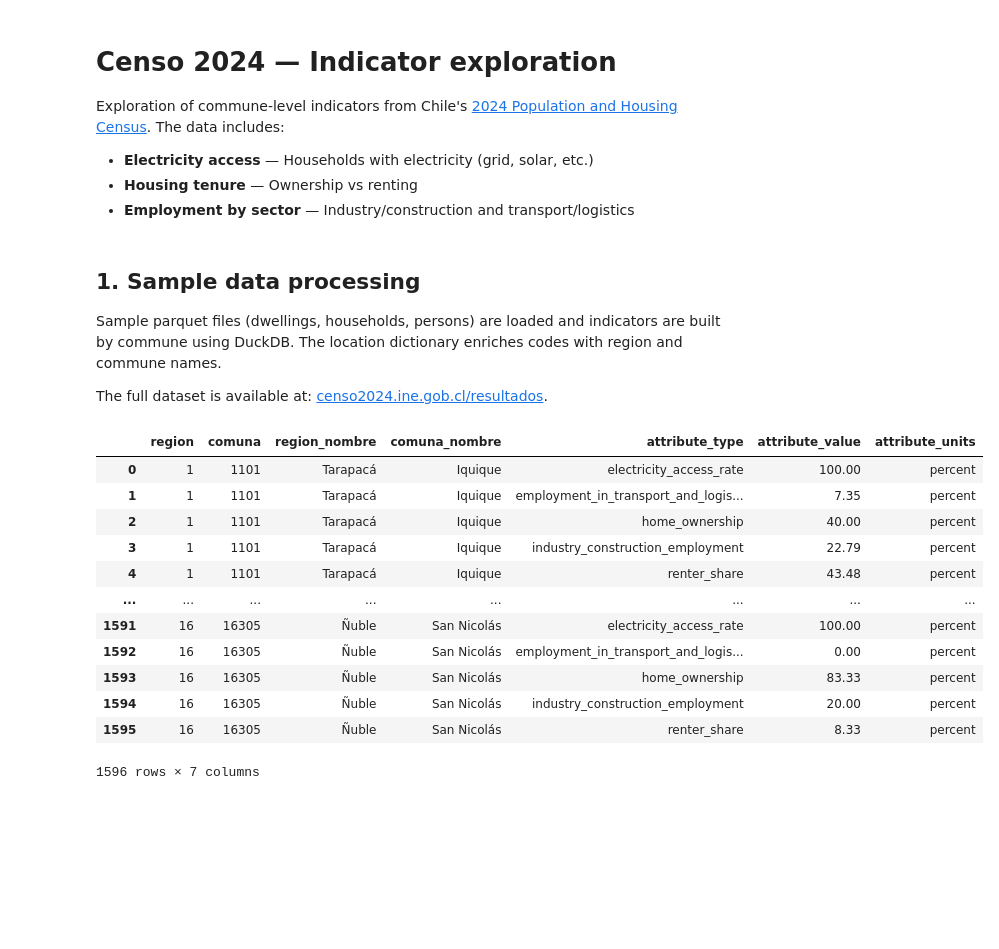
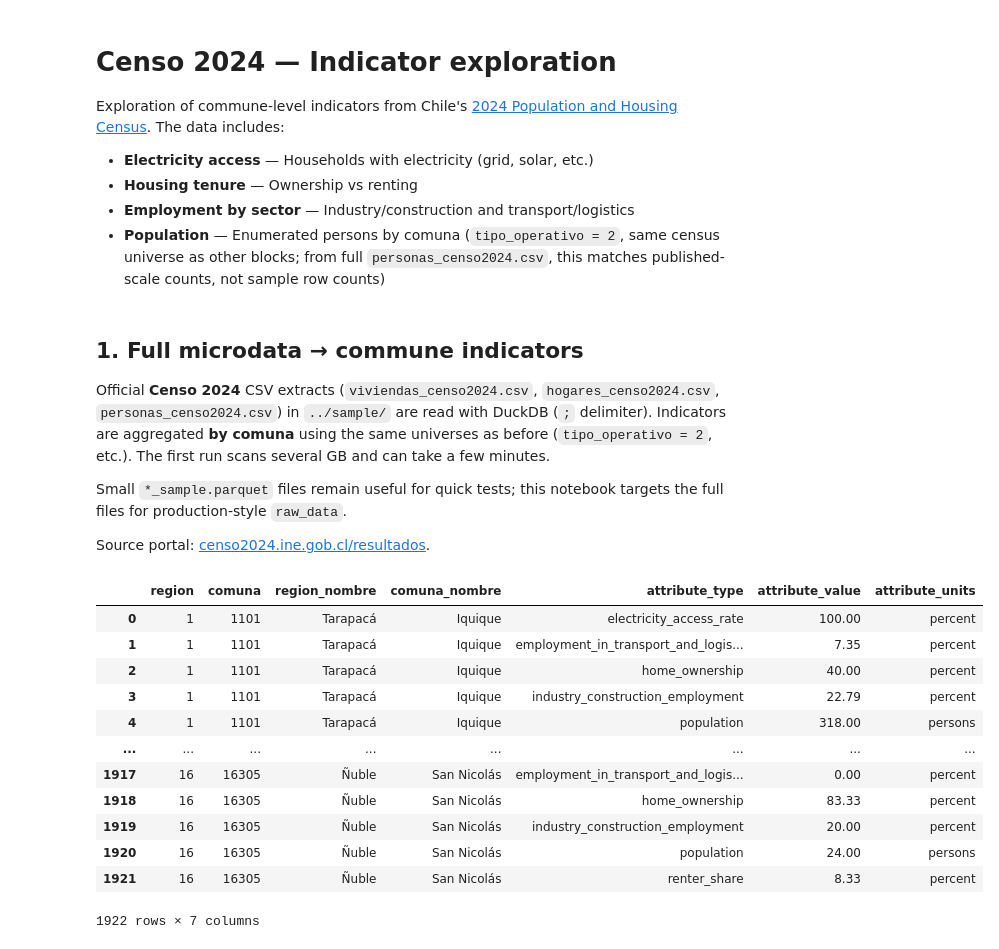
Before and after one commit to Open-Earth-Foundation/CityCatalyst-global-data, a Jupyter notebook: dataset-review/reviews/cl-ine/cl-ine-censo/releases/2024/notebook/exploration.ipynb, the cells around one changed output. Saved outputs shown, nothing was run; the diff lists cells and outputs as text; code cells hidden in the pictures; blank space fills up the shorter version.

```diff
--- a/dataset-review/reviews/cl-ine/cl-ine-censo/releases/2024/notebook/exploration.ipynb
+++ b/dataset-review/reviews/cl-ine/cl-ine-censo/releases/2024/notebook/exploration.ipynb
@@ -6,35 +6,45 @@ Exploration of commune-level indicators from Chile's [2024 Population and Housin
 - **Electricity access** — Households with electricity (grid, solar, etc.)
 - **Housing tenure** — Ownership vs renting
 - **Employment by sector** — Industry/construction and transport/logistics
+- **Population** — Enumerated persons by comuna (`tipo_operativo = 2`, same census universe as other blocks; from full `personas_censo2024.csv`, this matches published-scale counts, not sample row counts)
 # %%
 import duckdb
 import pandas as pd
 import matplotlib.pyplot as plt
 import numpy as np
 # %% [markdown]
-## 1. Sample data processing
+## 1. Full microdata → commune indicators
 
-Sample parquet files (dwellings, households, persons) are loaded and indicators are built by commune using DuckDB. The location dictionary enriches codes with region and commune names.
+Official **Censo 2024** CSV extracts (`viviendas_censo2024.csv`, `hogares_censo2024.csv`, `personas_censo2024.csv`) in `../sample/` are read with DuckDB (`;` delimiter). Indicators are aggregated **by comuna** using the same universes as before (`tipo_operativo = 2`, etc.). The first run scans several GB and can take a few minutes.
 
-The full dataset is available at: [censo2024.ine.gob.cl/resultados](https://censo2024.ine.gob.cl/resultados/).
+Small `*_sample.parquet` files remain useful for quick tests; this notebook targets the full files for production-style `raw_data`.
+
+Source portal: [censo2024.ine.gob.cl/resultados](https://censo2024.ine.gob.cl/resultados/).
 # %%
 SAMPLE_DIR = "../sample"
+# Full INE Censo 2024 microdata (semicolon-separated); large files — first run may take several minutes.
+VIV_CSV = f"{SAMPLE_DIR}/viviendas_censo2024.csv"
+HOG_CSV = f"{SAMPLE_DIR}/hogares_censo2024.csv"
+PER_CSV = f"{SAMPLE_DIR}/personas_censo2024.csv"
 
 # Read location dictionary with explicit column names (avoids CSV header/encoding issues)
 loc_df = pd.read_csv(
     f"{SAMPLE_DIR}/dictionary_location.csv",
     usecols=[0, 1, 2],
     names=["codigo", "division", "nombre"],
-    encoding="utf-8"
+    encoding="utf-8",
 )
 loc_df["nombre"] = loc_df["nombre"].str.strip()
 
 con = duckdb.connect()
+con.execute("SET threads TO 4")
 
 # Register the preprocessed dataframe so DuckDB can use it
 con.register("loc_df", loc_df)
 
-df = con.execute("""
+_csv = "read_csv_auto(?, delim=';', header=true, ignore_errors=false)"
+df = con.execute(
+    f"""
 WITH region_names AS (
   SELECT codigo AS region, nombre AS region_nombre FROM loc_df WHERE division = 'Región'
 ),
@@ -44,7 +54,7 @@ comuna_names AS (
 vivi AS (
   SELECT region, comuna,
     COUNT(*) FILTER (WHERE p9_fuente_elect IN (1,2,3,4,5)) * 100.0 / NULLIF(COUNT(*) FILTER (WHERE p9_fuente_elect IN (1,2,3,4,5,6)), 0) AS electricity_access_rate_pct
-  FROM read_parquet(?)
+  FROM {_csv}
   WHERE tipo_operativo = 2 AND p3b_estado_ocupacion IN (1,2) AND p9_fuente_elect BETWEEN 1 AND 6
   GROUP BY region, comuna
 ),
@@ -52,7 +62,7 @@ hog AS (
   SELECT region, comuna,
     COUNT(*) FILTER (WHERE p12_tenencia_viv IN (1,2)) * 100.0 / NULLIF(COUNT(*), 0) AS home_ownership_pct,
     COUNT(*) FILTER (WHERE p12_tenencia_viv IN (3,4)) * 100.0 / NULLIF(COUNT(*), 0) AS renter_share_pct
-  FROM read_parquet(?)
+  FROM {_csv}
   WHERE tipo_operativo = 2 AND p12_tenencia_viv IN (1,2,3,4,5,6,7,8,9)
   GROUP BY region, comuna
 ),
@@ -60,59 +70,71 @@ emp AS (
   SELECT region, comuna,
     COUNT(*) FILTER (WHERE cod_caenes IN ('B','C','F')) * 100.0 / NULLIF(COUNT(*), 0) AS industry_construction_pct,
     COUNT(*) FILTER (WHERE cod_caenes = 'H') * 100.0 / NULLIF(COUNT(*), 0) AS transport_logistics_pct
-  FROM read_parquet(?)
+  FROM {_csv}
   WHERE tipo_operativo = 2 AND sit_fuerza_trabajo = 1
     AND cod_caenes IN ('A','B','C','D','E','F','G','H','I','J','K','L','M','N','O','P','Q','R','S','T','U')
   GROUP BY region, comuna
 ),
+pop AS (
+  SELECT region, comuna, COUNT(*) AS population
+  FROM {_csv}
+  WHERE tipo_operativo = 2
+  GROUP BY region, comuna
+),
 joined AS (
   SELECT
-    COALESCE(v.region, h.region, e.region) AS region,
-    COALESCE(v.comuna, h.comuna, e.comuna) AS comuna,
+    COALESCE(v.region, h.region, e.region, p.region) AS region,
+    COALESCE(v.comuna, h.comuna, e.comuna, p.comuna) AS comuna,
     ROUND(v.electricity_access_rate_pct, 2) AS electricity_access_rate_pct,
     ROUND(h.home_ownership_pct, 2) AS home_ownership_pct,
     ROUND(h.renter_share_pct, 2) AS renter_share_pct,
     ROUND(e.industry_construction_pct, 2) AS industry_construction_pct,
-    ROUND(e.transport_logistics_pct, 2) AS transport_logistics_pct
+    ROUND(e.transport_logistics_pct, 2) AS transport_logistics_pct,
+    p.population AS population
   FROM vivi v
   FULL OUTER JOIN hog h ON v.region = h.region AND v.comuna = h.comuna
   FULL OUTER JOIN emp e ON COALESCE(v.region, h.region) = e.region AND COALESCE(v.comuna, h.comuna) = e.comuna
+  FULL OUTER JOIN pop p ON COALESCE(v.region, h.region, e.region) = p.region AND COALESCE(v.comuna, h.comuna, e.comuna) = p.comuna
 ),
 with_names AS (
   SELECT j.*, rn.region_nombre, cn.comuna_nombre
   FROM joined j
   LEFT JOIN region_names rn ON j.region = rn.region
   LEFT JOIN comuna_names cn ON j.comuna = cn.comuna
 )
 SELECT region, comuna, region_nombre, comuna_nombre, attribute_type, attribute_value, attribute_units FROM (
   SELECT region, comuna, region_nombre, comuna_nombre, 'electricity_access_rate' AS attribute_type, electricity_access_rate_pct AS attribute_value, 'percent' AS attribute_units FROM with_names WHERE electricity_access_rate_pct IS NOT NULL
   UNION ALL
   SELECT region, comuna, region_nombre, comuna_nombre, 'home_ownership', home_ownership_pct, 'percent' FROM with_names WHERE home_ownership_pct IS NOT NULL
   UNION ALL
   SELECT region, comuna, region_nombre, comuna_nombre, 'renter_share', renter_share_pct, 'percent' FROM with_names WHERE renter_share_pct IS NOT NULL
   UNION ALL
   SELECT region, comuna, region_nombre, comuna_nombre, 'industry_construction_employment', industry_construction_pct, 'percent' FROM with_names WHERE industry_construction_pct IS NOT NULL
   UNION ALL
   SELECT region, comuna, region_nombre, comuna_nombre, 'employment_in_transport_and_logistics', transport_logistics_pct, 'percent' FROM with_names WHERE transport_logistics_pct IS NOT NULL
+  UNION ALL
+  SELECT region, comuna, region_nombre, comuna_nombre, 'population', CAST(population AS DOUBLE), 'persons' FROM with_names WHERE population IS NOT NULL
 )
 ORDER BY region, comuna, attribute_type
-""", [f"{SAMPLE_DIR}/viviendas_sample.parquet", f"{SAMPLE_DIR}/hogares_sample.parquet", f"{SAMPLE_DIR}/personas_sample.parquet"]).df()
+""",
+    [VIV_CSV, HOG_CSV, PER_CSV, PER_CSV],
+).df()
 
 df
 # %% [output]
 |  | region | comuna | region_nombre | comuna_nombre | attribute_type | attribute_value | attribute_units |
 | 0 | 1 | 1101 | Tarapacá | Iquique | electricity_access_rate | 100.00 | percent |
 | 1 | 1 | 1101 | Tarapacá | Iquique | employment_in_transport_and_logis... | 7.35 | percent |
 | 2 | 1 | 1101 | Tarapacá | Iquique | home_ownership | 40.00 | percent |
 | 3 | 1 | 1101 | Tarapacá | Iquique | industry_construction_employment | 22.79 | percent |
-| 4 | 1 | 1101 | Tarapacá | Iquique | renter_share | 43.48 | percent |
+| 4 | 1 | 1101 | Tarapacá | Iquique | population | 318.00 | persons |
 | ... | ... | ... | ... | ... | ... | ... | ... |
-| 1591 | 16 | 16305 | Ñuble | San Nicolás | electricity_access_rate | 100.00 | percent |
-| 1592 | 16 | 16305 | Ñuble | San Nicolás | employment_in_transport_and_logis... | 0.00 | percent |
-| 1593 | 16 | 16305 | Ñuble | San Nicolás | home_ownership | 83.33 | percent |
-| 1594 | 16 | 16305 | Ñuble | San Nicolás | industry_construction_employment | 20.00 | percent |
-| 1595 | 16 | 16305 | Ñuble | San Nicolás | renter_share | 8.33 | percent |
+| 1917 | 16 | 16305 | Ñuble | San Nicolás | employment_in_transport_and_logis... | 0.00 | percent |
+| 1918 | 16 | 16305 | Ñuble | San Nicolás | home_ownership | 83.33 | percent |
+| 1919 | 16 | 16305 | Ñuble | San Nicolás | industry_construction_employment | 20.00 | percent |
+| 1920 | 16 | 16305 | Ñuble | San Nicolás | population | 24.00 | persons |
+| 1921 | 16 | 16305 | Ñuble | San Nicolás | renter_share | 8.33 | percent |
-1596 rows × 7 columns
+1922 rows × 7 columns
 # %%
 labels = ["very low", "low", "medium", "high", "very high"]
 df["attribute_category"] = df.groupby("attribute_type")["attribute_value"].transform(
```
Also changed, not shown: parts of 4 cells of this notebook, 12 other files.
